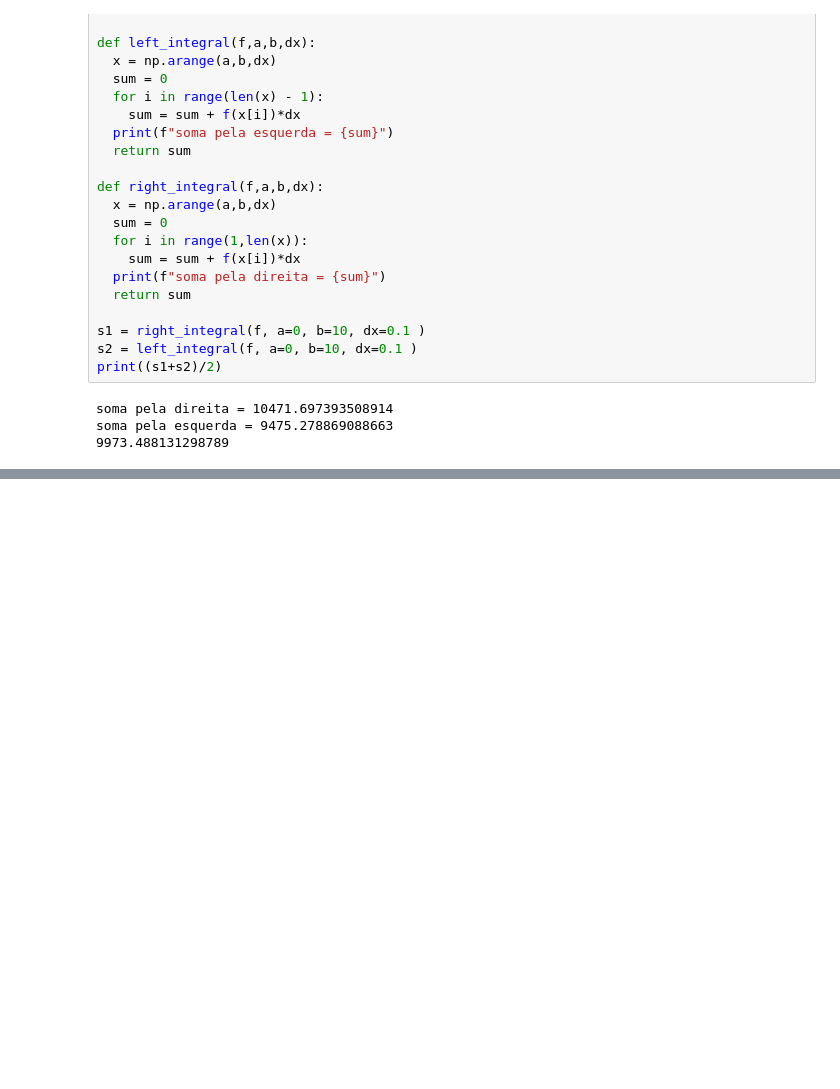
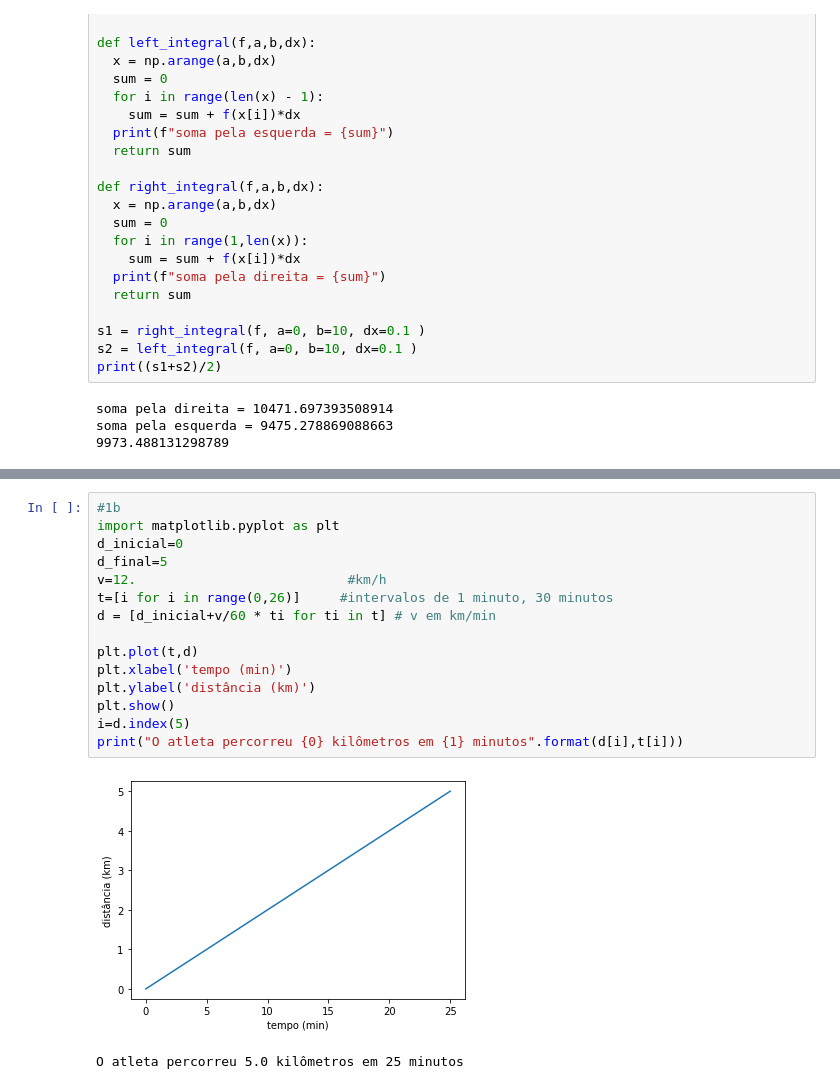
Before and after one commit to Victor17in/PythonCurso, a Jupyter notebook: exercícios/VictorAlmeida_aula10.ipynb, the cells around one changed output, grey strips where cells are left out. Saved outputs shown, nothing was run; the diff lists cells and outputs as text; blank space fills up the shorter version.

```diff
--- a/exercícios/VictorAlmeida_aula10.ipynb
+++ b/exercícios/VictorAlmeida_aula10.ipynb
@@ -249,0 +264,18 @@ soma pela esquerda = 9475.278869088663
+# %%
+#1b
+import matplotlib.pyplot as plt
+d_inicial=0
+d_final=5
+v=12.                           #km/h
+t=[i for i in range(0,26)]     #intervalos de 1 minuto, 30 minutos
+d = [d_inicial+v/60 * ti for ti in t] # v em km/min
+
+plt.plot(t,d)
+plt.xlabel('tempo (min)')
+plt.ylabel('distância (km)')
+plt.show()
+i=d.index(5)
+print("O atleta percorreu {0} kilômetros em {1} minutos".format(d[i],t[i]))
+# %% [output]
+[figure, added]
+O atleta percorreu 5.0 kilômetros em 25 minutos
```
Also changed, not shown: parts of 4 cells of this notebook.
